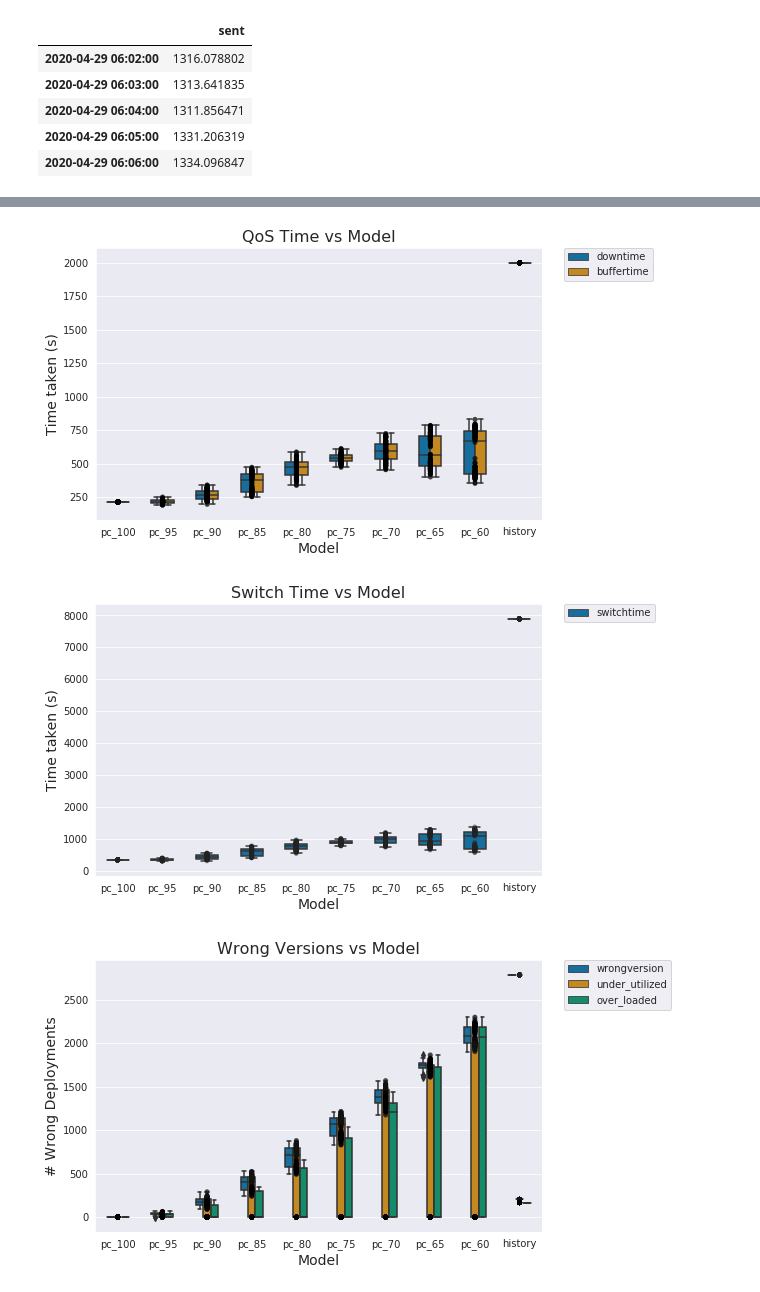
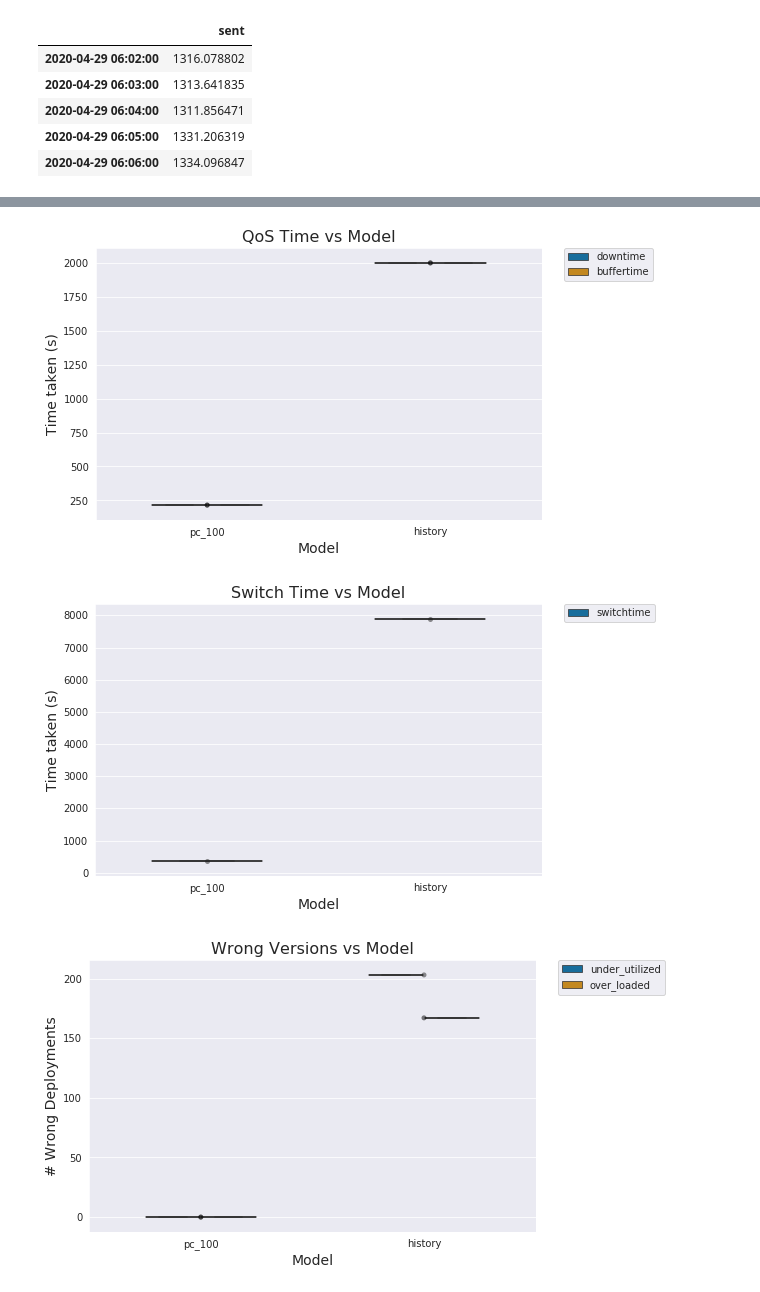
Before and after one commit to CN-UPB/Pishahang, a Jupyter notebook: son-mano-framework/plugins/son-mano-traffic-forecast/notebooks/Policy/policy_generator_runs.ipynb, the cells around one changed output, grey strips where cells are left out. Drawn from its saved outputs; the diff is of its cells as text; code cells hidden in the pictures.

```diff
--- a/son-mano-framework/plugins/son-mano-traffic-forecast/notebooks/Policy/policy_generator_runs.ipynb
+++ b/son-mano-framework/plugins/son-mano-traffic-forecast/notebooks/Policy/policy_generator_runs.ipynb
@@ -16,24 +16,25 @@ START_TIME = time.time()
 LIMIT_DATASET = False
 
 LOOK_AHEAD = 5  # Mins
-EXPERIMENT_RUNS = 100
+EXPERIMENT_RUNS = 1
 
 # WEIGHTS --> [cost, over_provision, overhead, support_deviation, same_version]
 WEIGHTS = {
     "negative": {
         "cost": 5,
-        "over_provision": 2,
-        "overhead": 3
+        "over_provision": 5,
+        "overhead": 1
     },
     "positive": {
         "support_deviation": 1,
         "same_version": 1,
-        "support_max": 1,
-        "support_recent_history": 1
+        "support_max": 0,
+        "support_recent_history": 0
     }
 }
 
-accuracy_list = [1.0, 0.95, 0.9, 0.85, 0.8, 0.75, 0.7, 0.65, 0.6]
+accuracy_list = [1.0]
+# accuracy_list = [1.0, 0.95, 0.9, 0.85, 0.8, 0.75, 0.7, 0.65, 0.6]
 # %%
 r = requests.get(
     'https://raw.githubusercontent.com/CN-UPB/Pishahang/mvp-thesis/pish-examples/pwm-scripts/descriptors/multiversion/transcoder_mv_policy.yml')
@@ -850,7 +838,7 @@ bplot.figure.savefig(plot_file_name,
                      format='png',
                      dpi=300)
 # %% [output]
-[figure, old version]
+[figure, new version]
 # %%
 
 #############################################
@@ -913,7 +901,7 @@ bplot.figure.savefig(plot_file_name,
                      format='png',
                      dpi=300)
 # %% [output]
-[figure, old version]
+[figure, new version]
 # %%
 
 #############################################
@@ -929,7 +917,10 @@ qos_sum_df_unstacked = qos_sum_df_complete.unstack(
     level=0).reset_index(level=2, drop=True).reset_index(name='data')
 
 wrong_versions = qos_sum_df_unstacked[qos_sum_df_unstacked["level_1"].isin(
-    ['under_utilized', 'over_loaded', 'wrongversion'])]
+    ['under_utilized', 'over_loaded'])]
+
+# wrong_versions = qos_sum_df_unstacked[qos_sum_df_unstacked["level_1"].isin(
+#     ['under_utilized', 'over_loaded', 'wrongversion'])]
 
 bplot = sns.boxplot(
     x='level_0',
@@ -947,35 +938,35 @@ bplot = sns.stripplot(
     data=wrong_versions,
     jitter=False,
     marker='o',
     alpha=0.5,
     color='black')
 
 handles, labels = bplot.get_legend_handles_labels()
 
-_HANDLES = 3
+_HANDLES = 2
 l = plt.legend(handles[0:_HANDLES], labels[0:_HANDLES],
                bbox_to_anchor=(1.05, 1), loc=2, borderaxespad=0.)
 
 bplot.axes.set_title("Wrong Versions vs Model",
                      fontsize=16)
 
 bplot.set_xlabel("Model",
                  fontsize=14)
 
 bplot.set_ylabel("# Wrong Deployments",
                  fontsize=14)
 
 bplot.tick_params(labelsize=10)
 
 # output file name
 plot_file_name = "./results/2c_wrong_versions.png"
 
 # save as jpeg
 bplot.figure.savefig(plot_file_name,
                      format='png',
                      dpi=300)
 # %% [output]
-[figure, old version]
+[figure, new version]
 # %%
 
 #############################################
```
Also changed, not shown: parts of 5 cells of this notebook, 1 other file.
